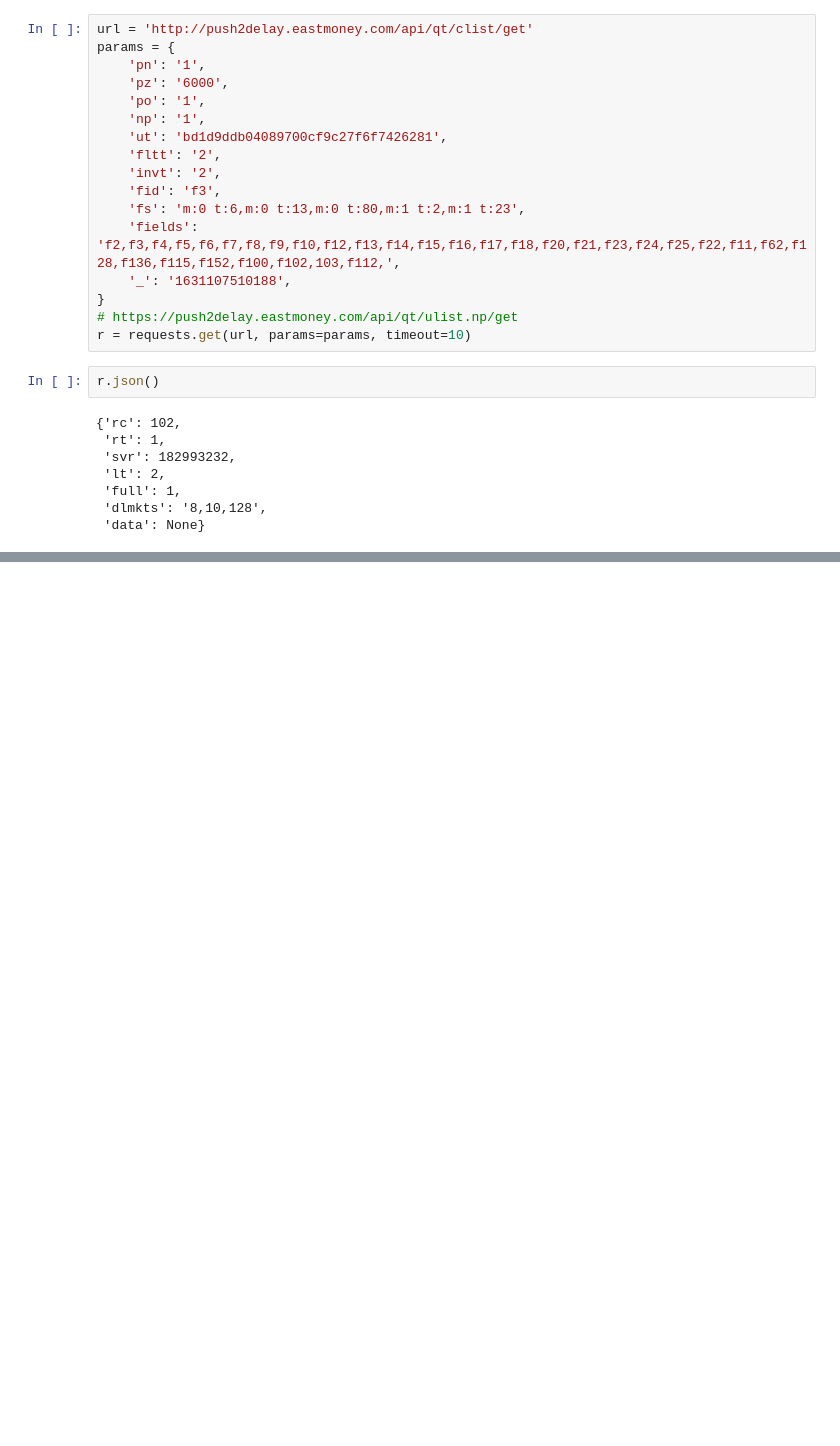
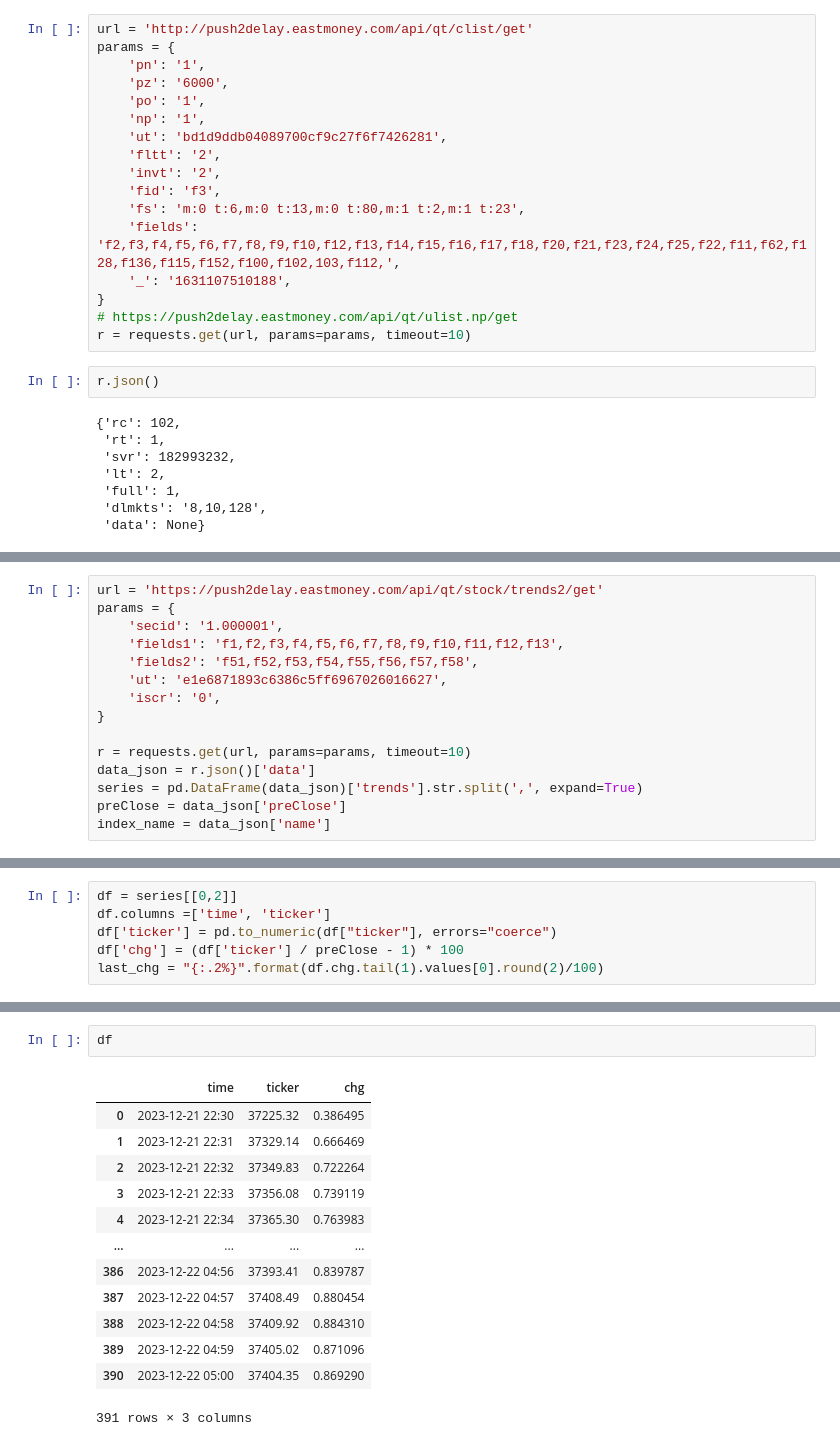
Before and after one commit to alexleethinker/Trading, a Jupyter notebook: notebooks/金融数据爬虫/东方财富爬虫.ipynb, the cells around one changed output, grey strips where cells are left out. Saved outputs shown, nothing was run; the diff lists cells and outputs as text; blank space fills up the shorter version.

```diff
--- a/notebooks/金融数据爬虫/东方财富爬虫.ipynb
+++ b/notebooks/金融数据爬虫/东方财富爬虫.ipynb
@@ -64,0 +93,15 @@ r.json()
+# %%
+url = 'https://push2delay.eastmoney.com/api/qt/stock/trends2/get'
+params = {
+    'secid': '1.000001',
+    'fields1': 'f1,f2,f3,f4,f5,f6,f7,f8,f9,f10,f11,f12,f13',
+    'fields2': 'f51,f52,f53,f54,f55,f56,f57,f58',
+    'ut': 'e1e6871893c6386c5ff6967026016627',
+    'iscr': '0',
+}
+
+r = requests.get(url, params=params, timeout=10)
+data_json = r.json()['data']
+series = pd.DataFrame(data_json)['trends'].str.split(',', expand=True)
+preClose = data_json['preClose']
+index_name = data_json['name']
@@ -64,0 +135,6 @@ r.json()
+# %%
+df = series[[0,2]]
+df.columns =['time', 'ticker']
+df['ticker'] = pd.to_numeric(df["ticker"], errors="coerce")
+df['chg'] = (df['ticker'] / preClose - 1) * 100
+last_chg = "{:.2%}".format(df.chg.tail(1).values[0].round(2)/100)
@@ -64,0 +153,16 @@ r.json()
+# %%
+df
+# %% [output]
+|  | time | ticker | chg |
+| 0 | 2023-12-21 22:30 | 37225.32 | 0.386495 |
+| 1 | 2023-12-21 22:31 | 37329.14 | 0.666469 |
+| 2 | 2023-12-21 22:32 | 37349.83 | 0.722264 |
+| 3 | 2023-12-21 22:33 | 37356.08 | 0.739119 |
+| 4 | 2023-12-21 22:34 | 37365.30 | 0.763983 |
+| ... | ... | ... | ... |
+| 386 | 2023-12-22 04:56 | 37393.41 | 0.839787 |
+| 387 | 2023-12-22 04:57 | 37408.49 | 0.880454 |
+| 388 | 2023-12-22 04:58 | 37409.92 | 0.884310 |
+| 389 | 2023-12-22 04:59 | 37405.02 | 0.871096 |
+| 390 | 2023-12-22 05:00 | 37404.35 | 0.869290 |
+391 rows × 3 columns
```
Also changed, not shown: parts of 15 cells of this notebook, 40 other files.
